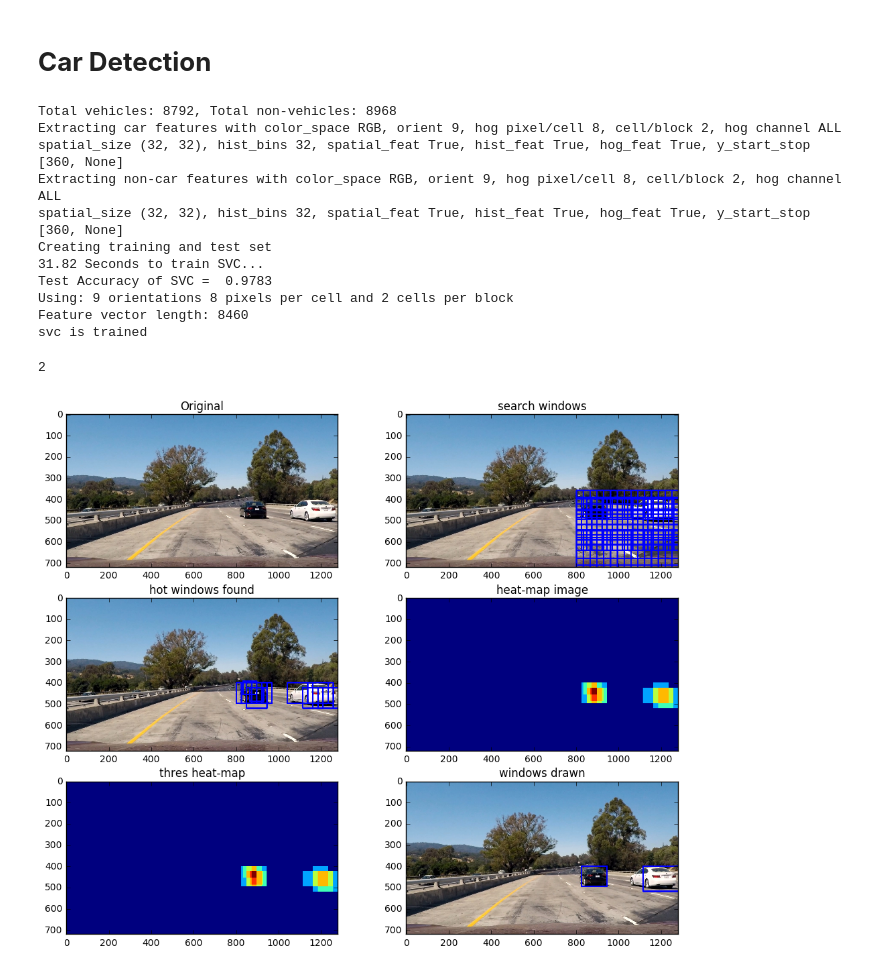
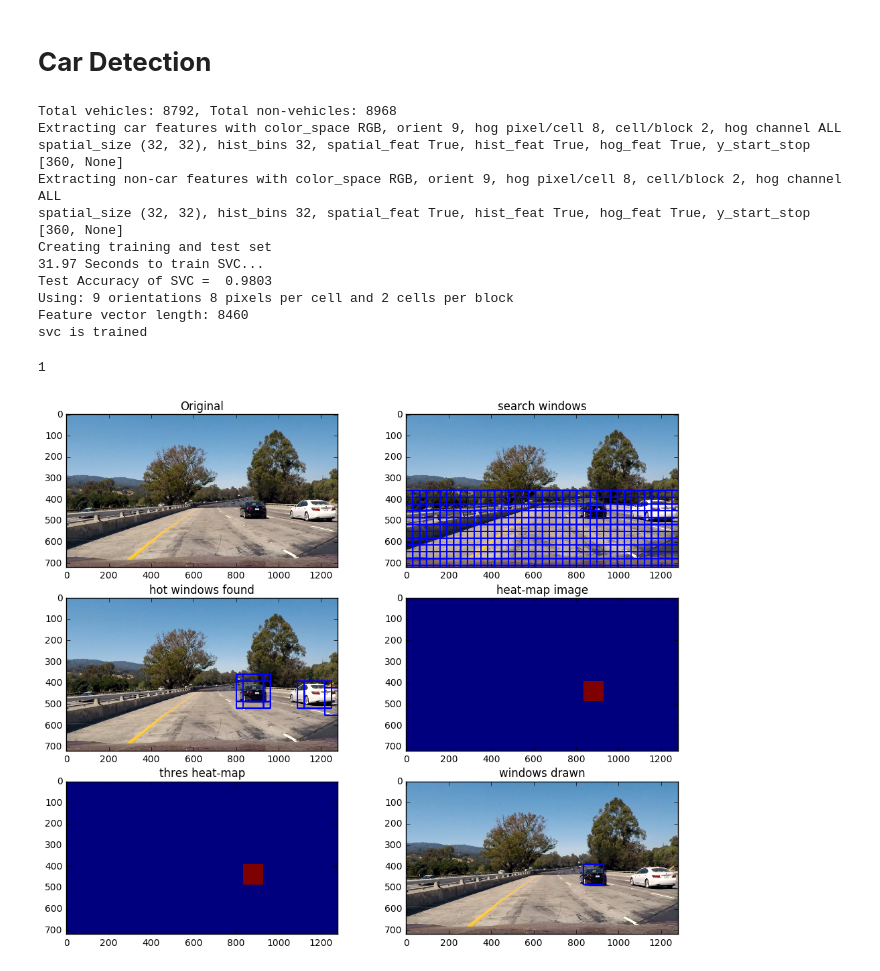
Before and after one commit to ravindar/CarND-Vehicle-Detection, a Jupyter notebook: P5.ipynb, the cells around one changed output. Cells and saved outputs as stored; diff of their text form; code cells hidden in the pictures.

```diff
--- a/P5.ipynb
+++ b/P5.ipynb
@@ -20,17 +20,17 @@ from sklearn.cross_validation import train_test_split
 # %%
 def train(X_train, y_train, X_test, y_test):
     # Use a linear SVC
-    svc = LinearSVC()
+    clf = LinearSVC()
     # Check the training time for the SVC
     t = time.time()
-    svc.fit(X_train, y_train)
+    clf.fit(X_train, y_train)
     t2 = time.time()
     print(round(t2 - t, 2), 'Seconds to train SVC...')
     # Check the score of the SVC
-    print('Test Accuracy of SVC = ', round(svc.score(X_test, y_test), 4))
+    print('Test Accuracy of SVC = ', round(clf.score(X_test, y_test), 4))
     # Check the prediction time for a single sample
     t = time.time()
-    return svc;
+    return clf;
 
 # Read in cars and notcars
 cars = glob.glob('vehicles/*/*.png')
@@ -95,8 +95,8 @@ spatial_size (32, 32), hist_bins 32, spatial_feat True, hist_feat True, hog_feat
 Extracting non-car features with color_space RGB, orient 9, hog pixel/cell 8, cell/block 2, hog channel ALL
 spatial_size (32, 32), hist_bins 32, spatial_feat True, hist_feat True, hog_feat True, y_start_stop [360, None]
 Creating training and test set
-31.82 Seconds to train SVC...
-Test Accuracy of SVC =  0.9783
+31.97 Seconds to train SVC...
+Test Accuracy of SVC =  0.9803
 Using: 9 orientations 8 pixels per cell and 2 cells per block
 Feature vector length: 8460
 svc is trained
@@ -134,7 +134,7 @@ def add_heat(image, bbox_list):
 
 def apply_threshold(heatmap, threshold):
     # Zero out pixels below the threshold
-    heatmap[heatmap < threshold] = 0
+    heatmap[heatmap <= threshold] = 0
     # Return thresholded map
     return heatmap
 
@@ -148,21 +148,23 @@ draw_image = np.copy(test_image)
 # image you are searching is a .jpg (scaled 0 to 255)
 test_image = test_image.astype(np.float32)/255
 
-small_windows = slide_window(test_image, x_start_stop=[800, None], y_start_stop=[360, 500],
-                       xy_window=(64, 64), xy_overlap=(0.50, 0.50))
+# small_windows = slide_window(test_image, x_start_stop=[None, None], y_start_stop=[360, 500],
+#                        xy_window=(64, 64), xy_overlap=(0.50, 0.50))
+small_windows = slide_window(test_image, x_start_stop=[800, 1100], y_start_stop=[360, 500],
+                           xy_window=(96, 96), xy_overlap=(0.85, 0.85))
 
-medium_windows = slide_window(test_image, x_start_stop=[800, None], y_start_stop=[400, 600],
-                       xy_window=(96, 96), xy_overlap=(0.75, 0.75))
+# medium_windows = slide_window(test_image, x_start_stop=[None, None], y_start_stop=[400, 600],
+#                        xy_window=(96, 96), xy_overlap=(0.50, 0.50))
 
-large_windows = slide_window(test_image, x_start_stop=[800, None], y_start_stop=[550, 700],
+large_windows = slide_window(test_image, x_start_stop=[None, None], y_start_stop=[360, 700],
                        xy_window=(128, 128), xy_overlap=(0.75, 0.75))
 
 windows = []
-for w in small_windows:
-    windows.append(w)
+# for w in small_windows:
+#     windows.append(w)
 
-for w in medium_windows:
-    windows.append(w)
+# for w in medium_windows:
+#     windows.append(w)
 
 for w in large_windows:
     windows.append(w)
@@ -181,32 +183,33 @@ hot_windows_image = draw_boxes(draw_image, hot_windows)
 heat_map_image = add_heat(draw_image, hot_windows)
 thresholded_image = apply_threshold(heat_map_image, 2)
 
 from scipy.ndimage.measurements import label
 
 labels = label(thresholded_image)
 print(labels[1])
+
 window_img, bbox_list = draw_labeled_bboxes(draw_image, labels)
 
 f, ((ax1, ax2), (ax3, ax4), (ax5, ax6)) = plt.subplots(3, 2, figsize=(12, 10))
 ax1.imshow(test_image)
 ax1.set_title('Original', fontsize=12)
 
 ax2.imshow(search_window_image)
 ax2.set_title('search windows', fontsize=12)
 
 ax3.imshow(hot_windows_image)
 ax3.set_title('hot windows found', fontsize=12)
 
 ax4.imshow(heat_map_image)
 ax4.set_title('heat-map image', fontsize=12)
 
 ax5.imshow(thresholded_image)
 ax5.set_title('thres heat-map', fontsize=12)
 
 ax6.imshow(window_img)
 ax6.set_title('windows drawn', fontsize=12)
 
 plt.show()
 # %% [output]
-2
+1
-[figure, old version]
+[figure, new version]
```
Also changed, not shown: parts of 3 cells of this notebook, 2 other files.
